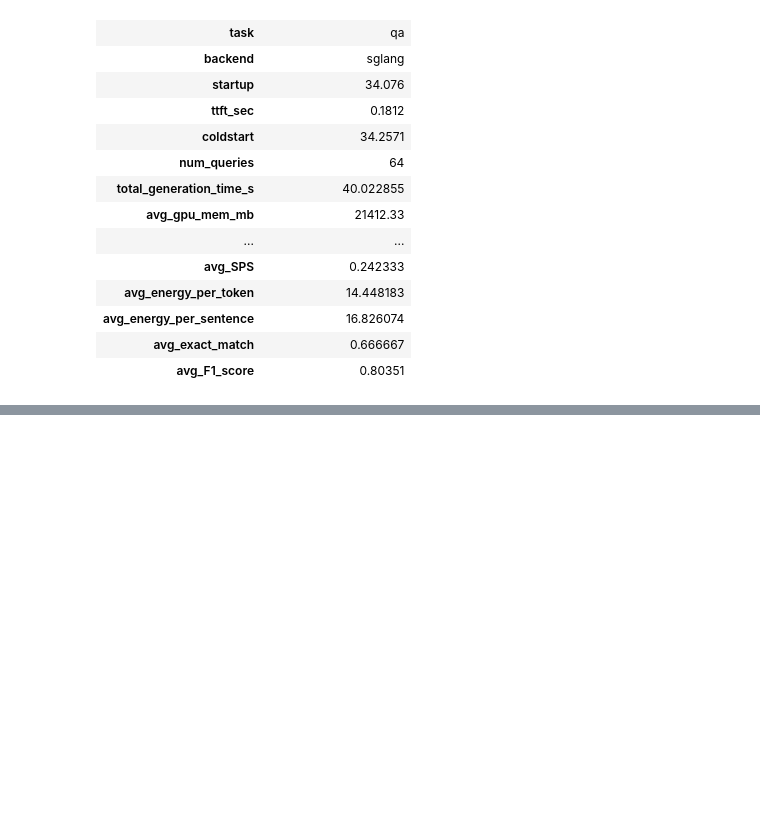
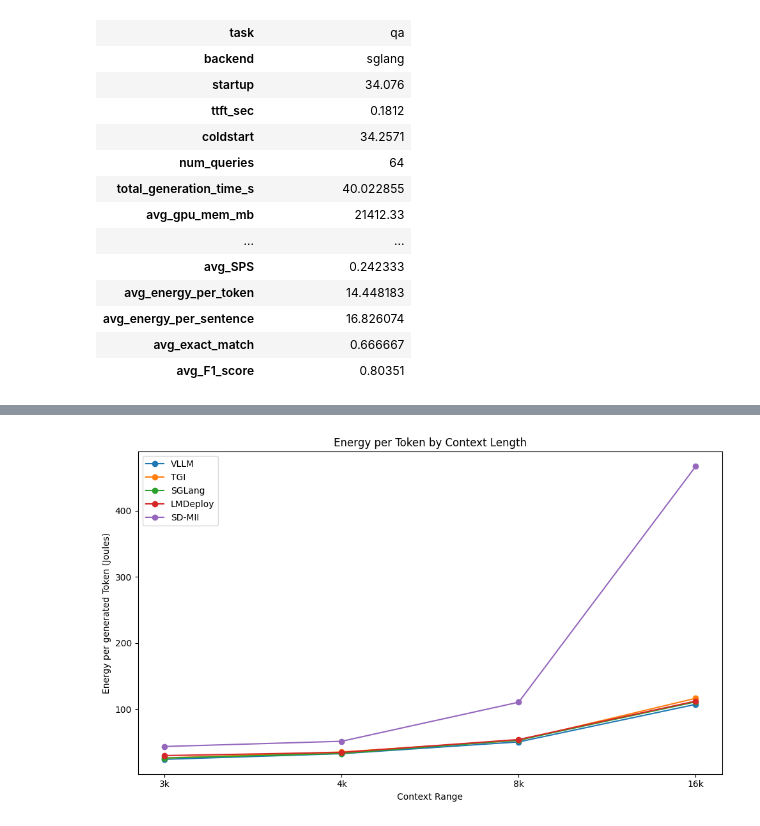
Before and after one commit to slinusc/fast_llm_inference, a Jupyter notebook: experiments/experiments_thesis.ipynb, the cells around one changed output, grey strips where cells are left out. Cells and saved outputs as stored; diff of their text form; code cells hidden in the pictures; blank space fills up the shorter version.

Commit message:
long context experiments

```diff
--- a/experiments/experiments_thesis.ipynb
+++ b/experiments/experiments_thesis.ipynb
@@ -281,0 +288,6 @@ display(detailed_report)
+# %%
+df_tgi = pd.read_csv("/home/ubuntu/fast_llm_inference/results_benchmark/details/tgi_long_context_qa_detailed_report.csv")
+# %%
+df_lmdeploy = pd.read_csv("/home/ubuntu/fast_llm_inference/results_benchmark/details/lmdeploy_long_context_qa_detailed_report.csv")
+# %%
+df_mii = pd.read_csv("/home/ubuntu/fast_llm_inference/results_benchmark/details/mii_long_context_qa_detailed_report.csv")
@@ -281,0 +421,14 @@ display(detailed_report)
+# %%
+custom_order = ["3k", "4k", "8k", "16k"]  # exclude "32k"
+
+agg_mii = (
+    df_mii[df_mii["context_range"] != "32k"]
+    .groupby("context_range")["energy_per_token"]
+    .agg(["mean", "std"])
+    .reindex(custom_order)
+    .reset_index()
+    .rename(columns={"mean": "energy_per_token", "std": "energy_sd"})
+)
+
+
+agg_mii
@@ -281,0 +441,42 @@ display(detailed_report)
+# %%
+import matplotlib.pyplot as plt
+import seaborn as sns
+import pandas as pd
+
+# Ensure both agg_sg and agg_vllm have 'energy_sd' column (standard deviation)
+# If not already done, compute it before this step
+
+# Add backend labels
+agg_sg["backend"] = "SGLang"
+agg_vllm["backend"] = "VLLM"
+agg_tgi["backend"] = "TGI"
+agg_lmd["backend"] = "LMDeploy"
+agg_mii["backend"] = "SD-MII"
+
+# Combine data
+combined_df = pd.concat([agg_sg, agg_vllm, agg_tgi, agg_lmd, agg_mii], ignore_index=True)
+combined_df = combined_df.rename(columns={"energy_sd": "sd"})
+
+plt.figure(figsize=(10, 6))
+for backend, color in zip(["VLLM", "TGI", "SGLang", "LMDeploy", "SD-MII"], ["#1f77b4", "#ff7f0e", "#2ca02c", "#d62728", "#9467bd"]):
+    subset = combined_df[combined_df["backend"] == backend]
+    lower = (subset["energy_per_token"] - subset["sd"]).clip(lower=0)
+    upper = subset["energy_per_token"] + subset["sd"]
+
+    plt.plot(subset["context_range"], subset["energy_per_token"], marker="o", label=backend, color=color)
+#    plt.fill_between(
+#        subset["context_range"],
+#        lower,
+#        upper,
+#        alpha=0.3,
+#        color=color
+#    )
+
+plt.title("Energy per Token by Context Length")
+plt.xlabel("Context Range")
+plt.ylabel("Energy per generated Token (Joules)")
+plt.legend()
+plt.tight_layout()
+plt.show()
+# %% [output]
+[figure, added]
```
Also changed, not shown: parts of 15 cells of this notebook, 3 other files.
